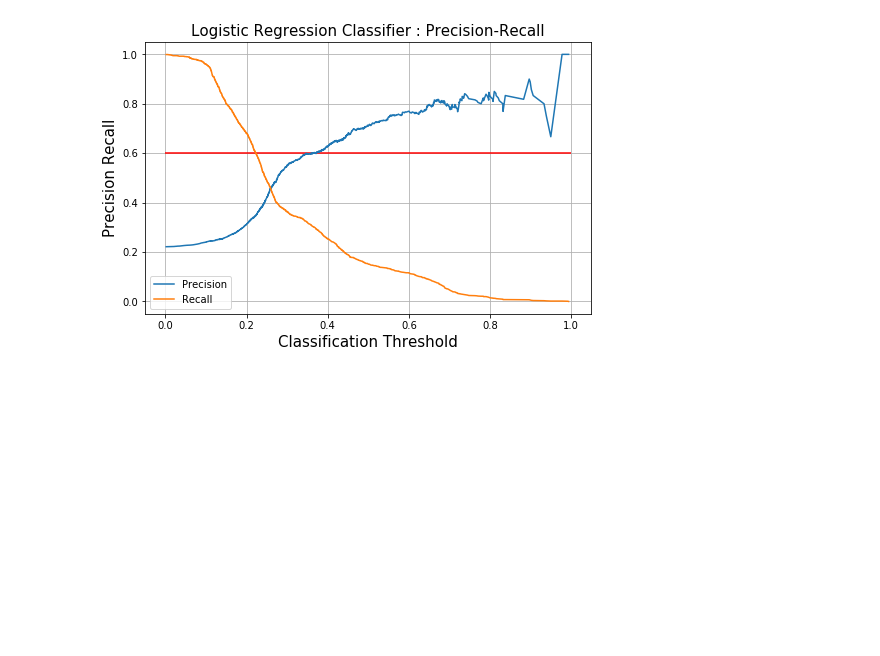
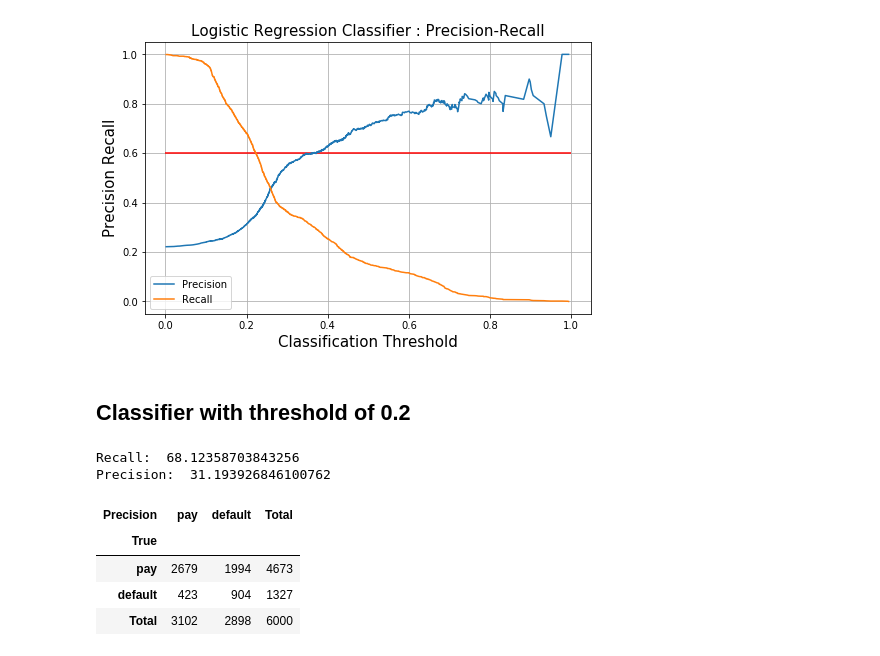
Before and after one commit to jankomah/CreditCardDefault, a Jupyter notebook: Josh_Modelling.ipynb, the cells around one changed output. Saved outputs shown, nothing was run; the diff lists cells and outputs as text; code cells hidden in the pictures; blank space fills up the shorter version.

```diff
--- a/Josh_Modelling.ipynb
+++ b/Josh_Modelling.ipynb
@@ -741,3 +769,21 @@ ax.legend()
 ax.grid();
 # %% [output]
 [figure]
+# %% [markdown]
+## Classifier with threshold of 0.2
+# %%
+y_pred_proba = logReg.predict_proba(X_test)[:,1]
+y_pred_test = (y_pred_proba >= 0.25).astype('int')
+#Confusion matrix
+CM = confusion_matrix(y_pred=y_pred_test, y_true=y_test)
+print("Recall: ", 100*recall_score(y_pred=y_pred_test, y_true=y_test))
+print("Precision: ", 100*precision_score(y_pred=y_pred_test, y_true=y_test))
+C_Matrix(CM)
+# %% [output]
+Recall:  68.12358703843256
+Precision:  31.193926846100762
+| Precision | pay | default | Total |
+| True |  |  |  |
+| pay | 2679 | 1994 | 4673 |
+| default | 423 | 904 | 1327 |
+| Total | 3102 | 2898 | 6000 |
```
Also changed, not shown: parts of 18 cells of this notebook, 1 other file.
